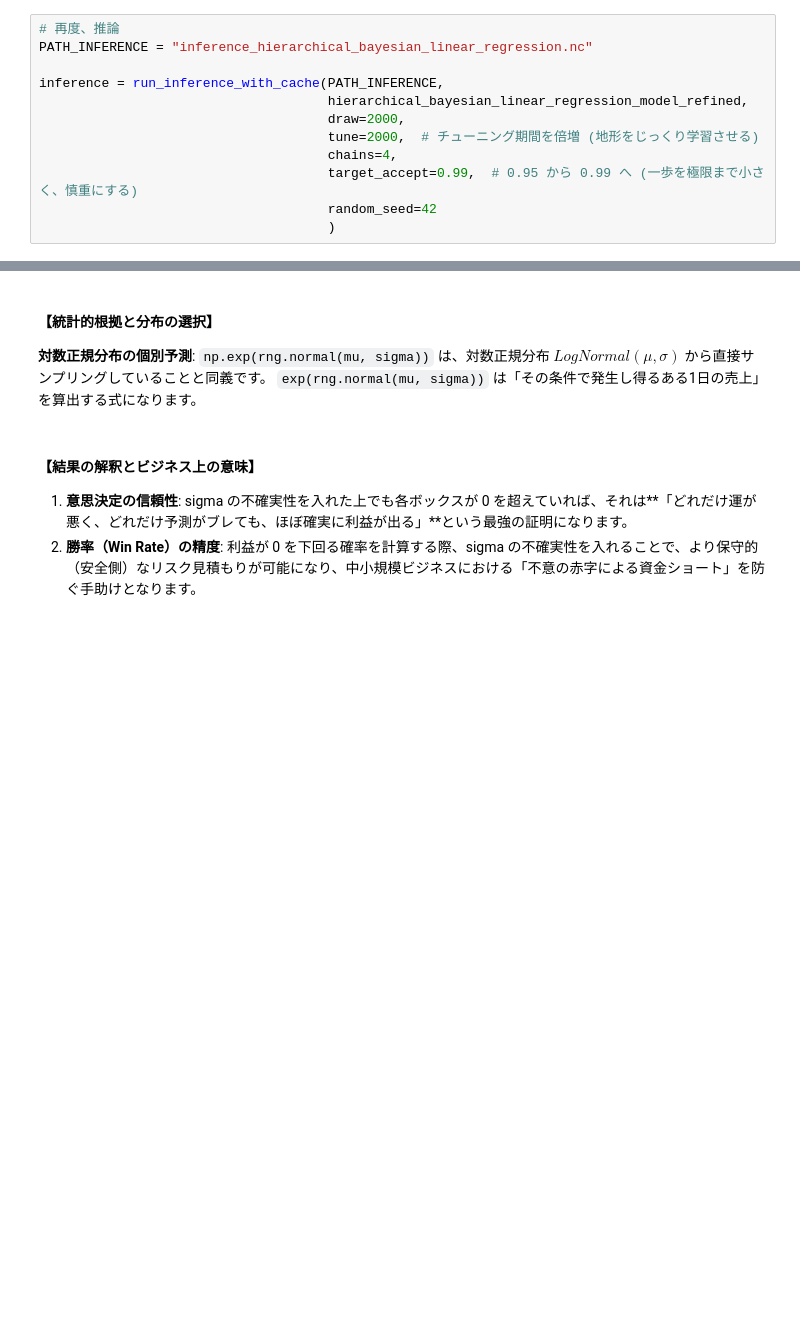
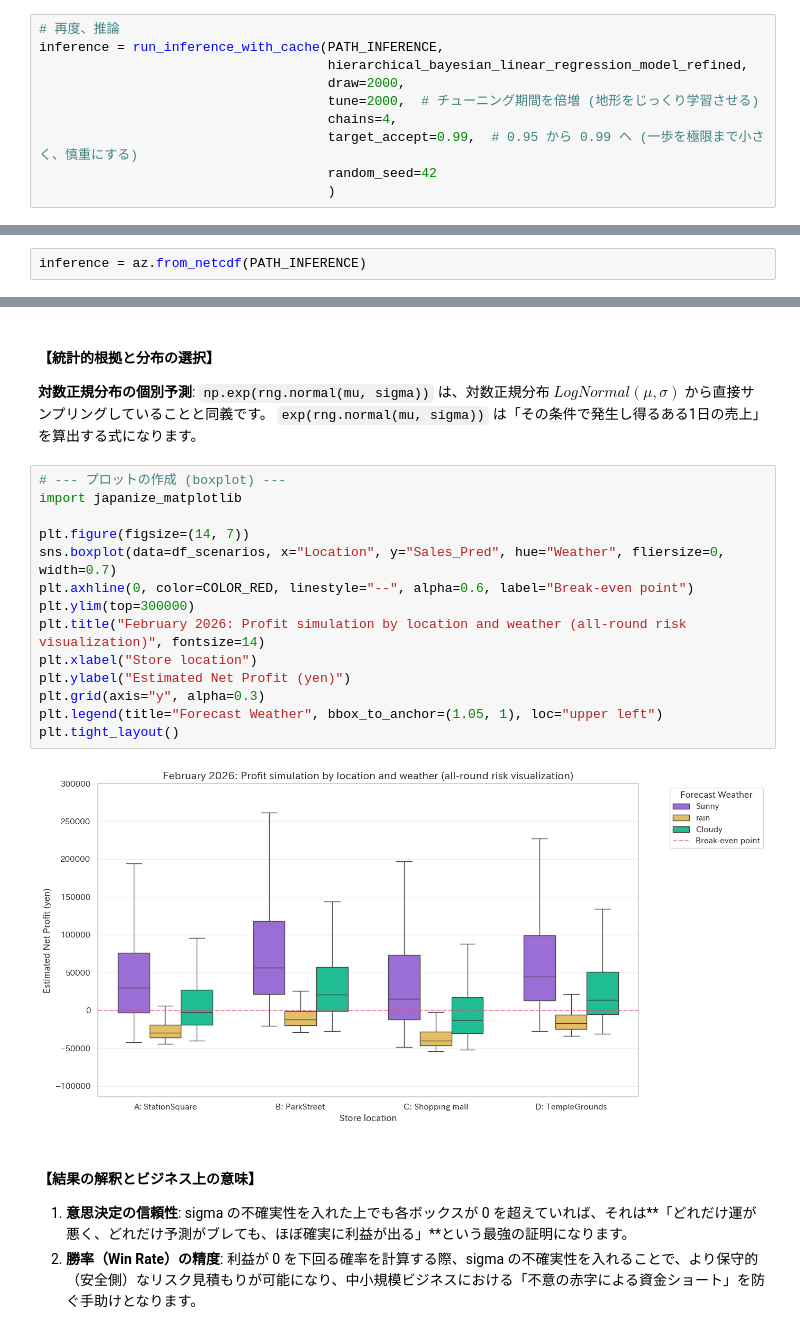
Before and after one commit to petalab-io/bayesian-iroha, a Jupyter notebook: notebooks/03_Sales_forecast_by_market_location/hierarchical_baysian_linear_regression.ipynb, the cells around one changed output, grey strips where cells are left out. Drawn from its saved outputs; the diff is of its cells as text; blank space fills up the shorter version.

Commit message:
Chore: Plot や ** の調整など#12

```diff
--- a/notebooks/03_Sales_forecast_by_market_location/hierarchical_baysian_linear_regression.ipynb
+++ b/notebooks/03_Sales_forecast_by_market_location/hierarchical_baysian_linear_regression.ipynb
@@ -411,8 +425,6 @@ with pm.Model(coords=coords) as hierarchical_bayesian_linear_regression_model_re
 3. ROI (経済的評価): ESSが低いと「稀に起こる大赤字」を見逃すリスクがあります。十分なサンプリングにより、「最悪のシナリオ」を含めた純利益分布を描き出すことができます。
 # %%
 # 再度、推論
-PATH_INFERENCE = "inference_hierarchical_bayesian_linear_regression.nc"
-
 inference = run_inference_with_cache(PATH_INFERENCE,
                                      hierarchical_bayesian_linear_regression_model_refined,
                                      draw=2000,
@@ -433,3 +445,5 @@ Inference: Sampling successful with zero divergences. saved to inference_hierarc
 # %% [markdown]
 `target_accept=0.99`: 慎重さを極限まで高めることで、細い谷をさらに慎重に歩くようにしました。
 チューニングの結果、今回は無事に発散せずに推論できた様子です。推論データを可視化して診断しています。
+# %%
+inference = az.from_netcdf(PATH_INFERENCE)
@@ -596,6 +597,22 @@ plt.tight_layout()
 #### 【統計的根拠と分布の選択】
 **対数正規分布の個別予測**: `np.exp(rng.normal(mu, sigma))` は、対数正規分布 $LogNormal(\mu, \sigma)$ から直接サンプリングしていることと同義です。
 `exp(rng.normal(mu, sigma))` は「その条件で発生し得るある1日の売上」を算出する式になります。
+# %%
+# --- プロットの作成 (boxplot) ---
+import japanize_matplotlib
+
+plt.figure(figsize=(14, 7))
+sns.boxplot(data=df_scenarios, x="Location", y="Sales_Pred", hue="Weather", fliersize=0, width=0.7)
+plt.axhline(0, color=COLOR_RED, linestyle="--", alpha=0.6, label="Break-even point")
+plt.ylim(top=300000)
+plt.title("February 2026: Profit simulation by location and weather (all-round risk visualization)", fontsize=14)
+plt.xlabel("Store location")
+plt.ylabel("Estimated Net Profit (yen)")
+plt.grid(axis="y", alpha=0.3)
+plt.legend(title="Forecast Weather", bbox_to_anchor=(1.05, 1), loc="upper left")
+plt.tight_layout()
+# %% [output]
+[figure, added]
 # %% [markdown]
 #### 【結果の解釈とビジネス上の意味】
 1. **意思決定の信頼性**: sigma の不確実性を入れた上でも各ボックスが 0 を超えていれば、それは**「どれだけ運が悪く、どれだけ予測がブレても、ほぼ確実に利益が出る」**という最強の証明になります。
```
Also changed, not shown: parts of 13 cells of this notebook.
